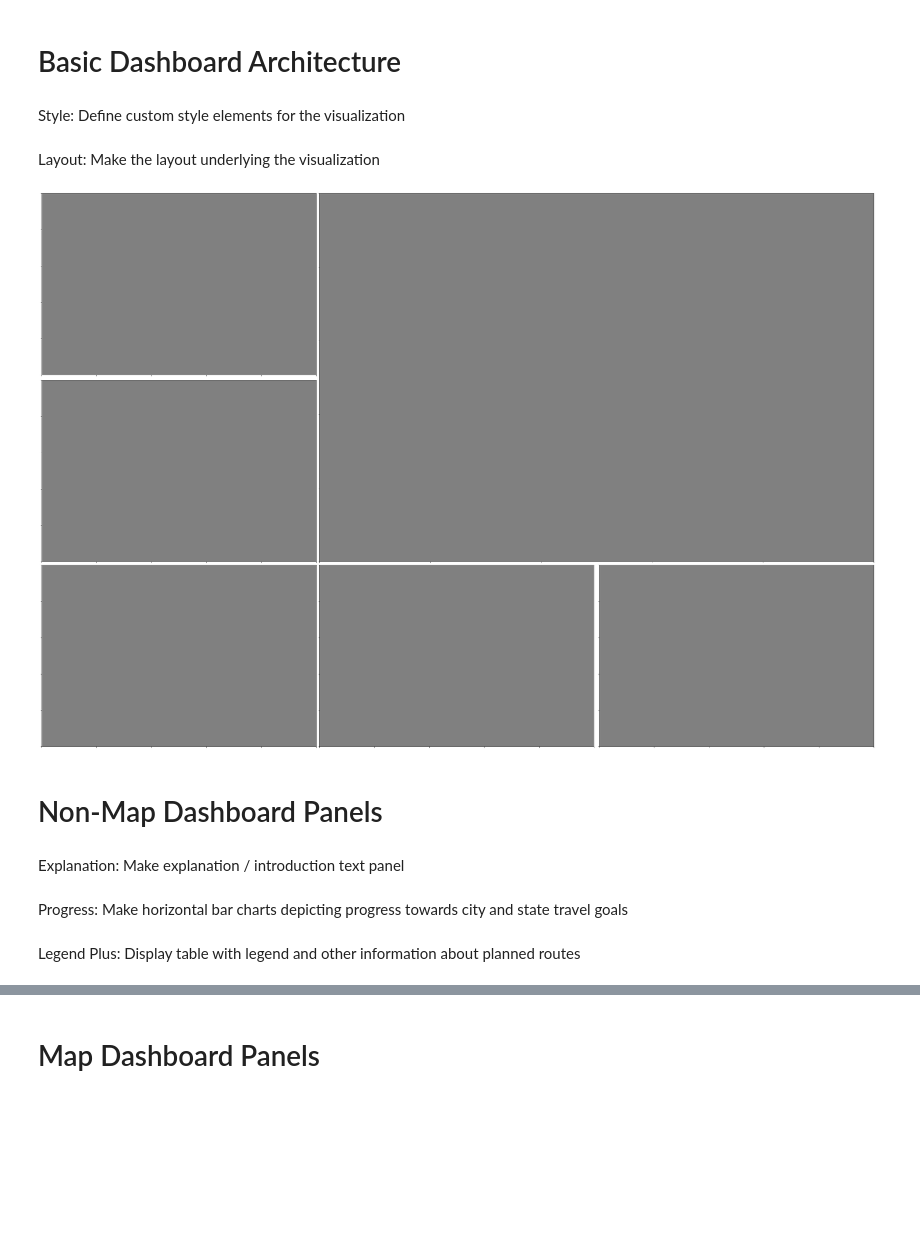
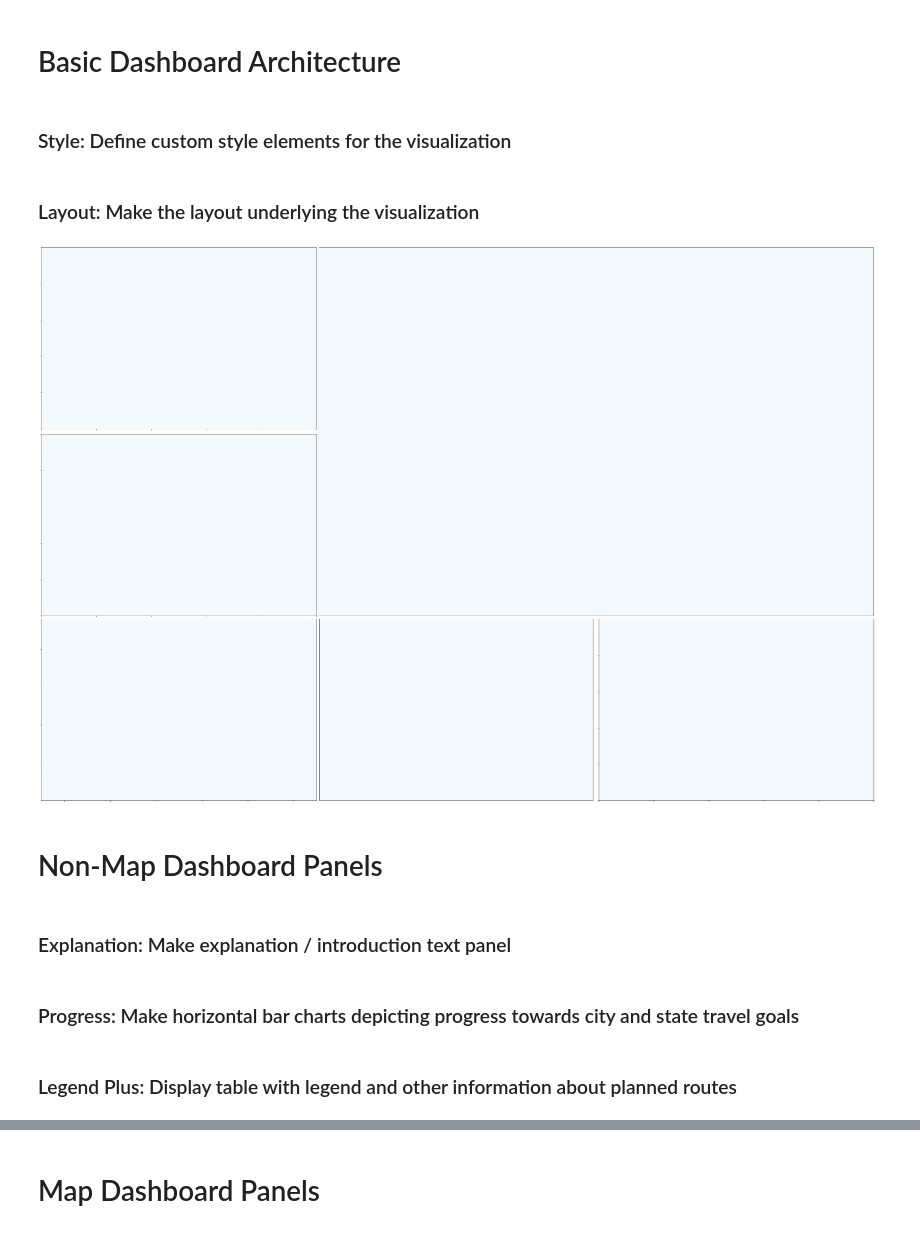
Before and after one commit to sjoshuam/us_travels, a Jupyter notebook: 1_travel_dashboard.ipynb, the cells around one changed output, grey strips where cells are left out. Saved outputs shown, nothing was run; the diff lists cells and outputs as text; code cells hidden in the pictures; blank space fills up the shorter version.

```diff
--- a/1_travel_dashboard.ipynb
+++ b/1_travel_dashboard.ipynb
@@ -35,7 +131,7 @@ panel_paragraph = compile_text()
 # %% [markdown]
 # Basic Dashboard Architecture
 # %% [markdown]
-Style: Define custom style elements for the visualization
+### Style: Define custom style elements for the visualization
 # %%
 ## computations
 def define_style():
@@ -44,7 +140,7 @@ def define_style():
 def test_style():
     pass
 # %% [markdown]
-Layout: Make the layout underlying the visualization
+### Layout: Make the layout underlying the visualization
 # %%
 ## computations
 def process_layout():
@@ -65,51 +161,61 @@ def process_layout():
                          hspace = 0.00
                         )
 
-    ## define each plot panel
-    axis_travels = dashboard_figure.add_subplot(fig_grid[0:2, 1:3])
-
+    ## define non-map plot panels
     axis_explanation = dashboard_figure.add_subplot(fig_grid[0, 0])
     axis_progress    = dashboard_figure.add_subplot(fig_grid[1, 0])
-    axis_routes      = dashboard_figure.add_subplot(fig_grid[2, 0])
+    axis_legend_plus = dashboard_figure.add_subplot(fig_grid[2, 2])
 
-    axis_opportunity = dashboard_figure.add_subplot(fig_grid[2, 1])
-    axis_legend_plus = dashboard_figure.add_subplot(fig_grid[2, 2])
+    ## define map plot panels
+    axis_travels = dashboard_figure.add_subplot(fig_grid[0:2, 1:3],
+                        projection = map_projection)
+    axis_routes = dashboard_figure.add_subplot(fig_grid[2, 1],
+                        projection = map_projection)
+    axis_opportunity = dashboard_figure.add_subplot(fig_grid[2, 0])#,
+                        #projection = map_projection)  ## FOR TESTING!!
+
+    axis_travels.set_extent(map_extent)
+    axis_routes.set_extent(map_extent)
+        #axis_opportunity.set_extent(map_extent)  ## FOR TESTING!!
+    axis_opportunity.set_xlim(-125, -65)
+    axis_opportunity.set_ylim(25, 49)
 
     ## package results
     dashboard = {'travels': axis_travels,
                    'explanation': axis_explanation,
                    'routes': axis_routes,
                    'progress': axis_progress,
                    'opportunity': axis_opportunity,
                    'legend_plus': axis_legend_plus}
-    for iter in dashboard.keys():
-        dashboard[iter].tick_params(
+
+    for i in dashboard.keys():
+        dashboard[i].tick_params(
             labelbottom = False,
             labeltop = False,
             labelleft = False,
             labelright = False
             )
-        dashboard[iter].set_facecolor( set_color['Background'] )
+        dashboard[i].set_facecolor( set_color['Background'] )
 
     ## return results
     return dashboard_figure, dashboard
 
 dashboard_figure, dashboard = process_layout()
 
 ## display
 def display_layout(the_figure):
     the_figure.savefig("C_Output/us_travels.png")
     the_figure.savefig("C_Output/us_travels.pdf")
 
 ## test
 def test_layout():
-    print("Have you visually confirmed that the diagram matches dashboard_plan.pptx?")
+    pass
 # %% [output]
-[figure, old version]
+[figure, new version]
 # %% [markdown]
 # Non-Map Dashboard Panels
 # %% [markdown]
-Explanation: Make explanation / introduction text panel
+### Explanation: Make explanation / introduction text panel
 # %%
 ## text formater helper function
 def format_text(x, cl):
@@ -176,7 +282,7 @@ def test_explanation():
 explanation = process_explanation()
 display_explanation(explanation)
 # %% [markdown]
-Progress: Make horizontal bar charts depicting progress towards city and state travel goals
+### Progress: Make horizontal bar charts depicting progress towards city and state travel goals
 # %%
 ## computations
 def process_progress(x = city_list):
@@ -283,5 +389,5 @@ def test_progress(x):
 progress = process_progress()
 display_progress(progress)
 # %% [markdown]
-Legend Plus: Display table with legend and other information about planned routes
+### Legend Plus: Display table with legend and other information about planned routes
 # %%
```
Also changed, not shown: parts of 16 cells of this notebook, 6 other files.
